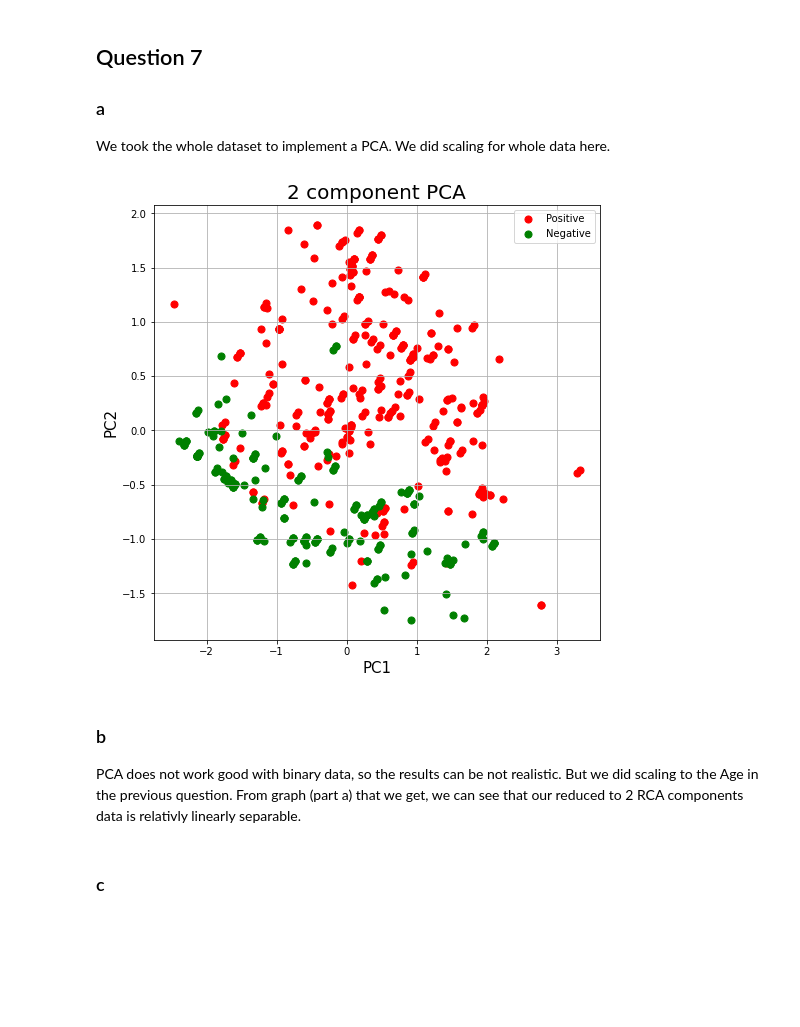
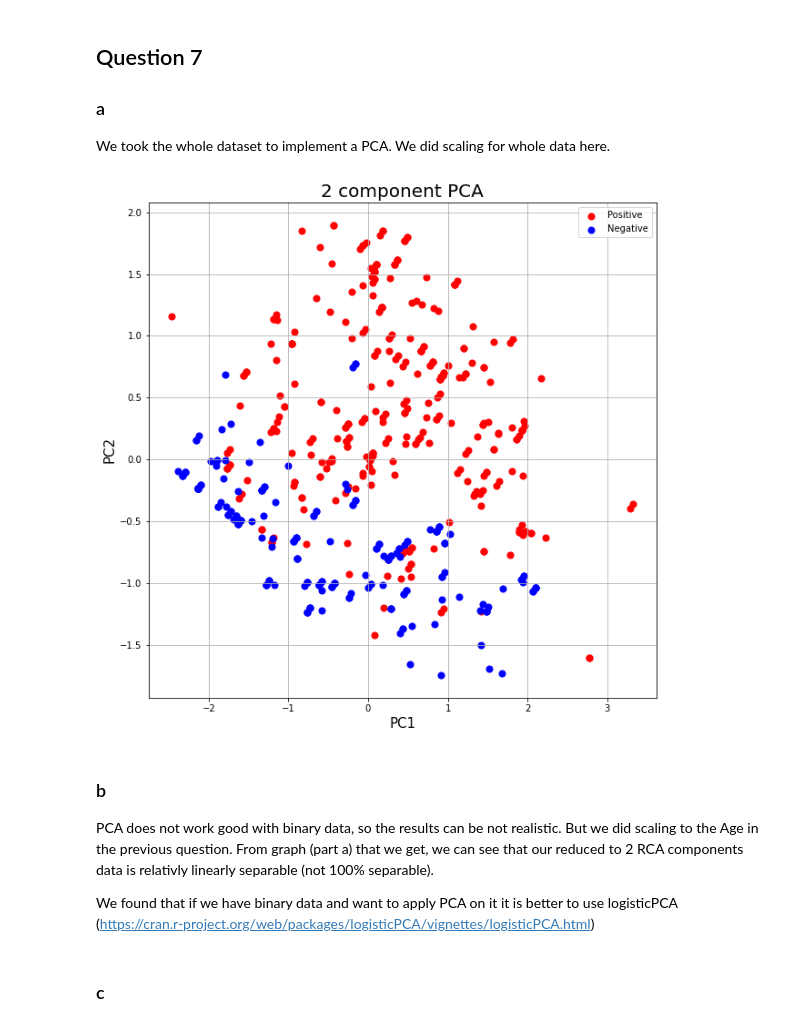
Before and after one commit to mlh-master/hw2_mlh-valeriia-adn-marina, a Jupyter notebook: HW2.ipynb, the cells around one changed output. Saved outputs shown, nothing was run; the diff lists cells and outputs as text; code cells hidden in the pictures; blank space fills up the shorter version.

```diff
--- a/HW2.ipynb
+++ b/HW2.ipynb
@@ -604,34 +536,38 @@ plt.show()
 We took the whole dataset to implement a PCA.
 We did scaling for whole data here.
 # %%
+# to plot PCA components we used information from the website: https://towardsdatascience.com/pca-using-python-scikit-learn-e653f8989e60
 pca = PCA(n_components=2)
 pca.fit(df)
 transform_data = pca.transform(df)
 PC = pca.fit_transform(df)
 pdf = pd.DataFrame(data = PC
              , columns = ['PC1', 'PC2'])
 df_ = pd.concat([pdf, data[['Diagnosis']]], axis = 1)
-fig = plt.figure(figsize = (8,8))
+fig = plt.figure(figsize = (10,10))
 ax = fig.add_subplot(1,1,1)
 ax.set_xlabel('PC1', fontsize = 15)
 ax.set_ylabel('PC2', fontsize = 15)
 ax.set_title('2 component PCA', fontsize = 20)
 targets = [1,0]
-colors = ['r', 'g']
+colors = ['r', 'b']
 for target, color in zip(targets,colors):
     indicesToKeep = df_['Diagnosis'] == target
     ax.scatter(df_.loc[indicesToKeep, 'PC1']
                , df_.loc[indicesToKeep, 'PC2']
                , c = color
                , s = 50)
 ax.legend(['Positive','Negative'])
 ax.grid()
 # %% [output]
-[figure, old version]
+[figure, new version]
 # %% [markdown]
 ### b
 PCA does not work good with binary data, so the results can be not realistic. But we did scaling to the Age in the previous question.
-From graph (part a) that we get, we can see that our reduced to 2 RCA components data is relativly linearly separable.
+From graph (part a) that we get, we can see that our reduced to 2 RCA components data is relativly linearly separable (not 100% separable).
+
+
+We found that if we have binary data and want to apply PCA on it it is better to use logisticPCA (https://cran.r-project.org/web/packages/logisticPCA/vignettes/logisticPCA.html)
 # %% [markdown]
 ### c
 # %%
```
Also changed, not shown: parts of 23 cells of this notebook, 1 other file.
